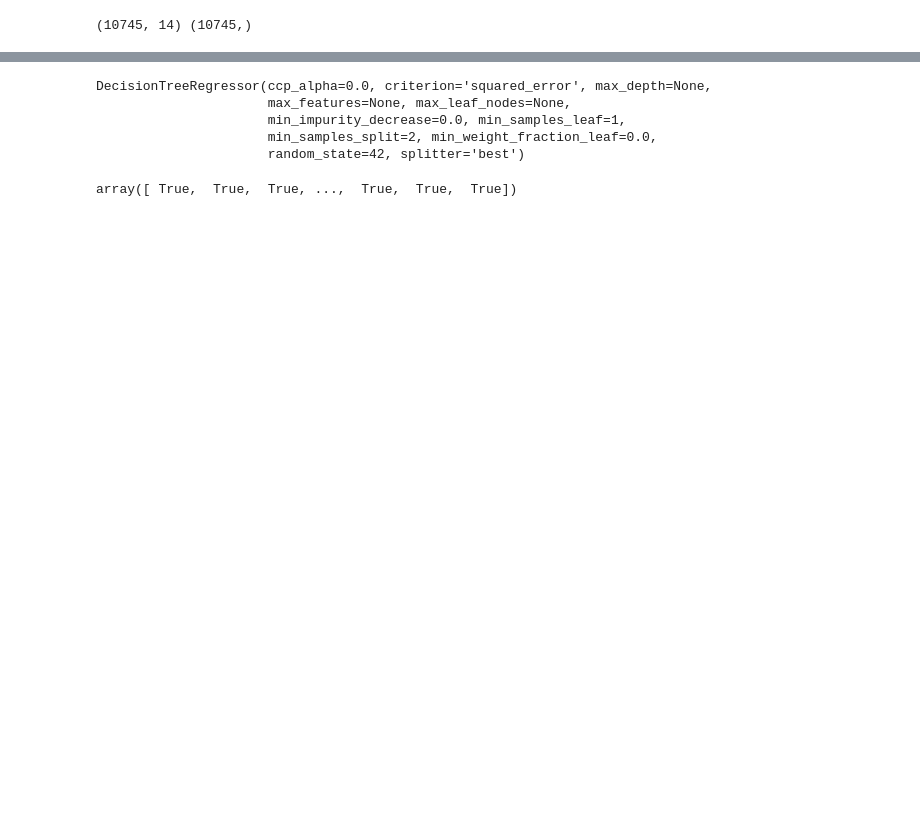
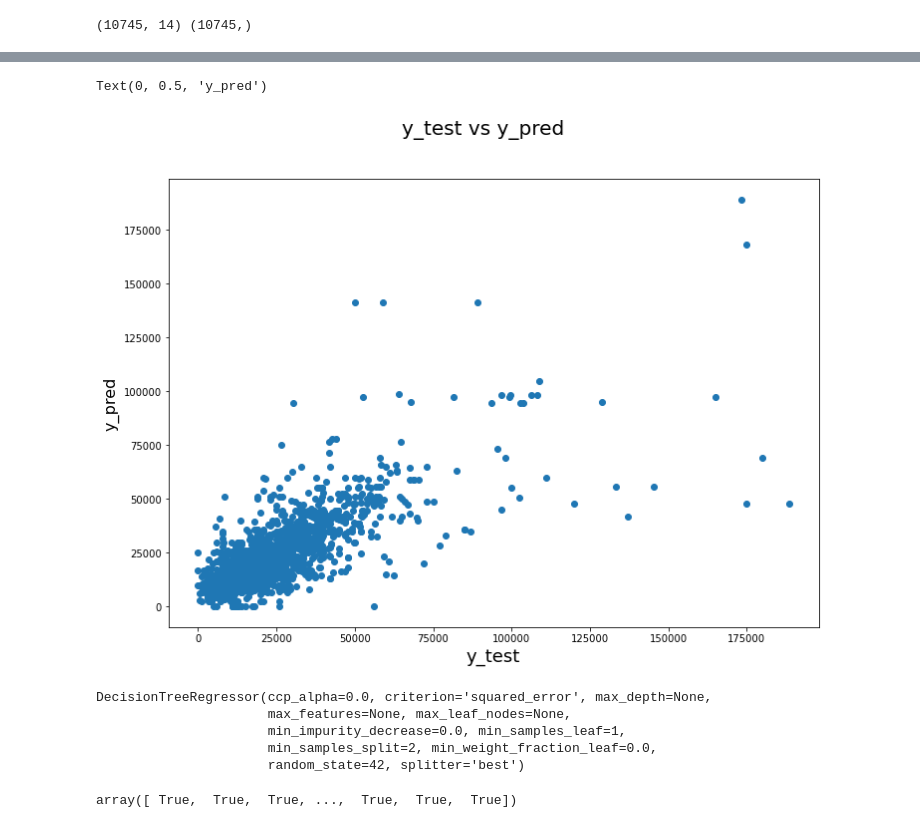
Before and after one commit to dia36u/IAParuVendu_Groupe2, a Jupyter notebook: Modele_IA/IA.ipynb, the cells around one changed output, grey strips where cells are left out. Cells and saved outputs as stored; diff of their text form; code cells hidden in the pictures; blank space fills up the shorter version.

```diff
--- a/Modele_IA/IA.ipynb
+++ b/Modele_IA/IA.ipynb
@@ -150,3 +204,12 @@ plt.show()
+# %%
+fig = plt.figure()
+plt.scatter(y_test,y_pred)
+fig.suptitle('y_test vs y_pred', fontsize=20)              # Plot heading
+plt.xlabel('y_test', fontsize=18)                          # X-label
+plt.ylabel('y_pred', fontsize=16)                          # Y-label
+# %% [output]
+Text(0, 0.5, 'y_pred')
+[figure, added]
 # %%
 from sklearn.pipeline import make_pipeline
 model1 = make_pipeline(ColumnTransformer(transformers=[("cat",categorielle_encoder,cat_var)]),DecisionTreeRegressor(criterion='squared_error', min_impurity_decrease=0.0, min_samples_leaf=1, min_samples_split=2, min_weight_fraction_leaf=0.0, random_state=42, splitter='best'))
```
Also changed, not shown: parts of 21 cells of this notebook, 1 other file.
